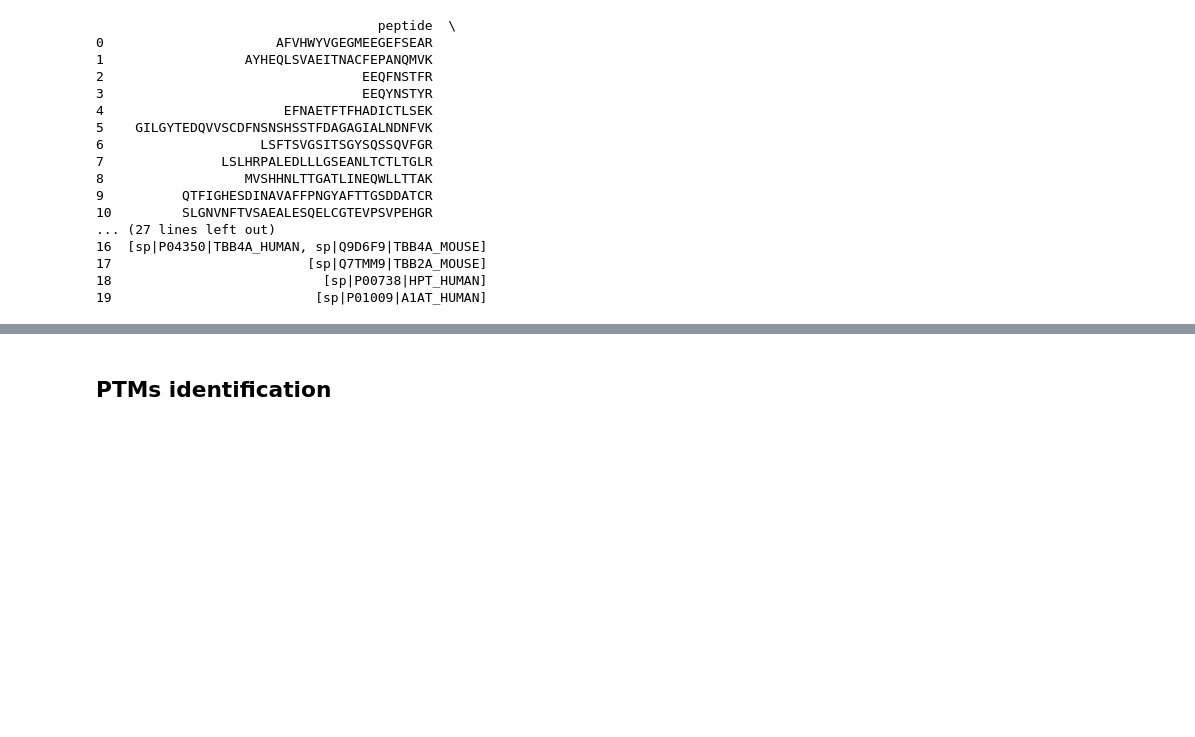
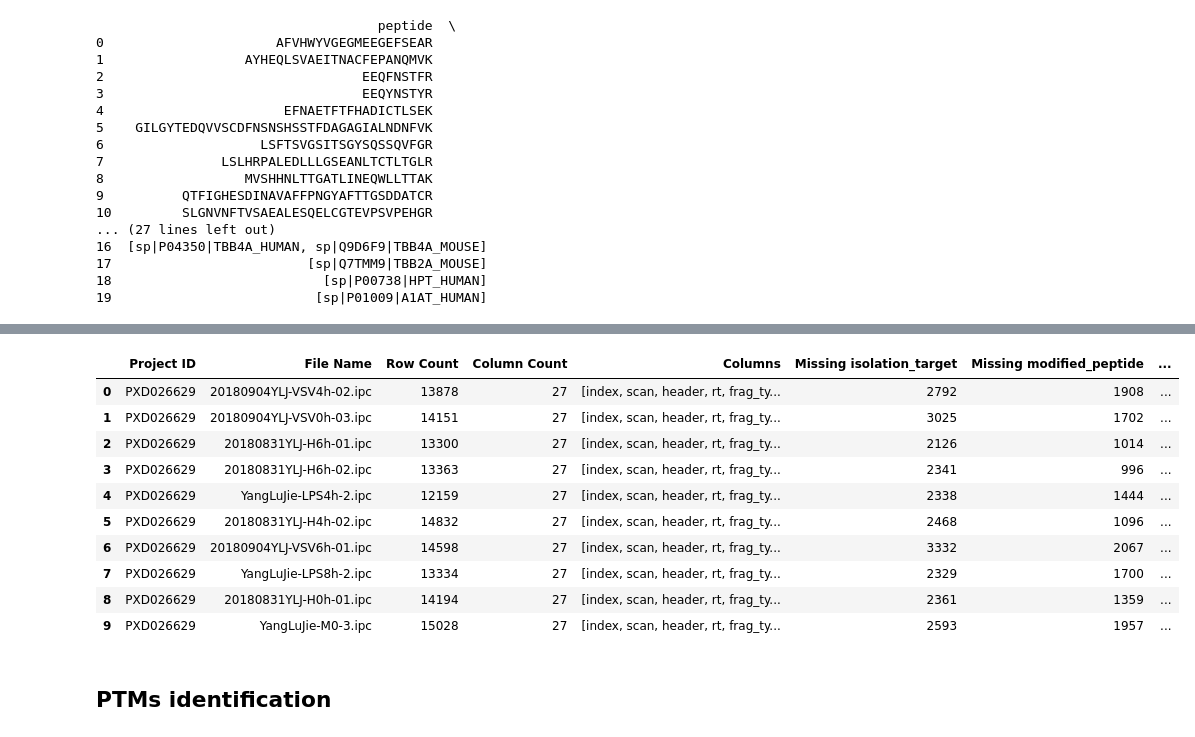
Before and after one commit to hjisaac/glycopeptide-data-lens, a Jupyter notebook: notebooks/analysis.ipynb, the cells around one changed output, grey strips where cells are left out. Cells and saved outputs as stored; diff of their text form; code cells hidden in the pictures; blank space fills up the shorter version.

Commit message:
Deep missing investigation: Updates

```diff
--- a/notebooks/analysis.ipynb
+++ b/notebooks/analysis.ipynb
@@ -530,3 +616,49 @@ plot_x_y(
+# %%
+table_rows = []
+
+for project_id, file_info_list in project_summary.items():
+    for file_info in file_info_list:
+        file_path = file_info['file_path']
+        file_name = file_path.split('/')[-1]  # Extract the file name from the path
+        row_count = file_info['row_count']
+        column_count = file_info['column_count']
+        columns = file_info['columns']
+        missing_isolation_target = file_info['missing_values']['isolation_target']
+        missing_modified_peptide = file_info['missing_values']['modified_peptide']
+
+        # Calculate percentages
+        percent_missing_isolation_target = (missing_isolation_target / row_count) * 100
+        percent_missing_modified_peptide = (missing_modified_peptide / row_count) * 100
+
+        table_rows.append({
+            'Project ID': project_id,
+            'File Name': file_name,
+            'Row Count': row_count,
+            'Column Count': column_count,
+            'Columns': columns,
+            'Missing isolation_target': missing_isolation_target,
+            'Missing modified_peptide': missing_modified_peptide,
+            '% Missing isolation_target': round(percent_missing_isolation_target, 2),
+            '% Missing modified_peptide': round(percent_missing_modified_peptide, 2)
+        })
+# %%
+df_missing_summary = pd.DataFrame(table_rows)
+
+df_missing_summary.to_csv(BASE_REPORTS_CSV_DIR / "deep_missing_values_investigation_summary_report.csv", index=False)
+# %%
+df_missing_summary.head(10)
+# %% [output]
+|  | Project ID | File Name | Row Count | Column Count | Columns | Missing isolation_target | Missing modified_peptide | ... |
+| 0 | PXD026629 | 20180904YLJ-VSV4h-02.ipc | 13878 | 27 | [index, scan, header, rt, frag_ty... | 2792 | 1908 | ... |
+| 1 | PXD026629 | 20180904YLJ-VSV0h-03.ipc | 14151 | 27 | [index, scan, header, rt, frag_ty... | 3025 | 1702 | ... |
+| 2 | PXD026629 | 20180831YLJ-H6h-01.ipc | 13300 | 27 | [index, scan, header, rt, frag_ty... | 2126 | 1014 | ... |
+| 3 | PXD026629 | 20180831YLJ-H6h-02.ipc | 13363 | 27 | [index, scan, header, rt, frag_ty... | 2341 | 996 | ... |
+| 4 | PXD026629 | YangLuJie-LPS4h-2.ipc | 12159 | 27 | [index, scan, header, rt, frag_ty... | 2338 | 1444 | ... |
+| 5 | PXD026629 | 20180831YLJ-H4h-02.ipc | 14832 | 27 | [index, scan, header, rt, frag_ty... | 2468 | 1096 | ... |
+| 6 | PXD026629 | 20180904YLJ-VSV6h-01.ipc | 14598 | 27 | [index, scan, header, rt, frag_ty... | 3332 | 2067 | ... |
+| 7 | PXD026629 | YangLuJie-LPS8h-2.ipc | 13334 | 27 | [index, scan, header, rt, frag_ty... | 2329 | 1700 | ... |
+| 8 | PXD026629 | 20180831YLJ-H0h-01.ipc | 14194 | 27 | [index, scan, header, rt, frag_ty... | 2361 | 1359 | ... |
+| 9 | PXD026629 | YangLuJie-M0-3.ipc | 15028 | 27 | [index, scan, header, rt, frag_ty... | 2593 | 1957 | ... |
 # %% [markdown]
 ## PTMs identification
 # %% [markdown]
```
Also changed, not shown: parts of 21 cells of this notebook, 4 other files.
